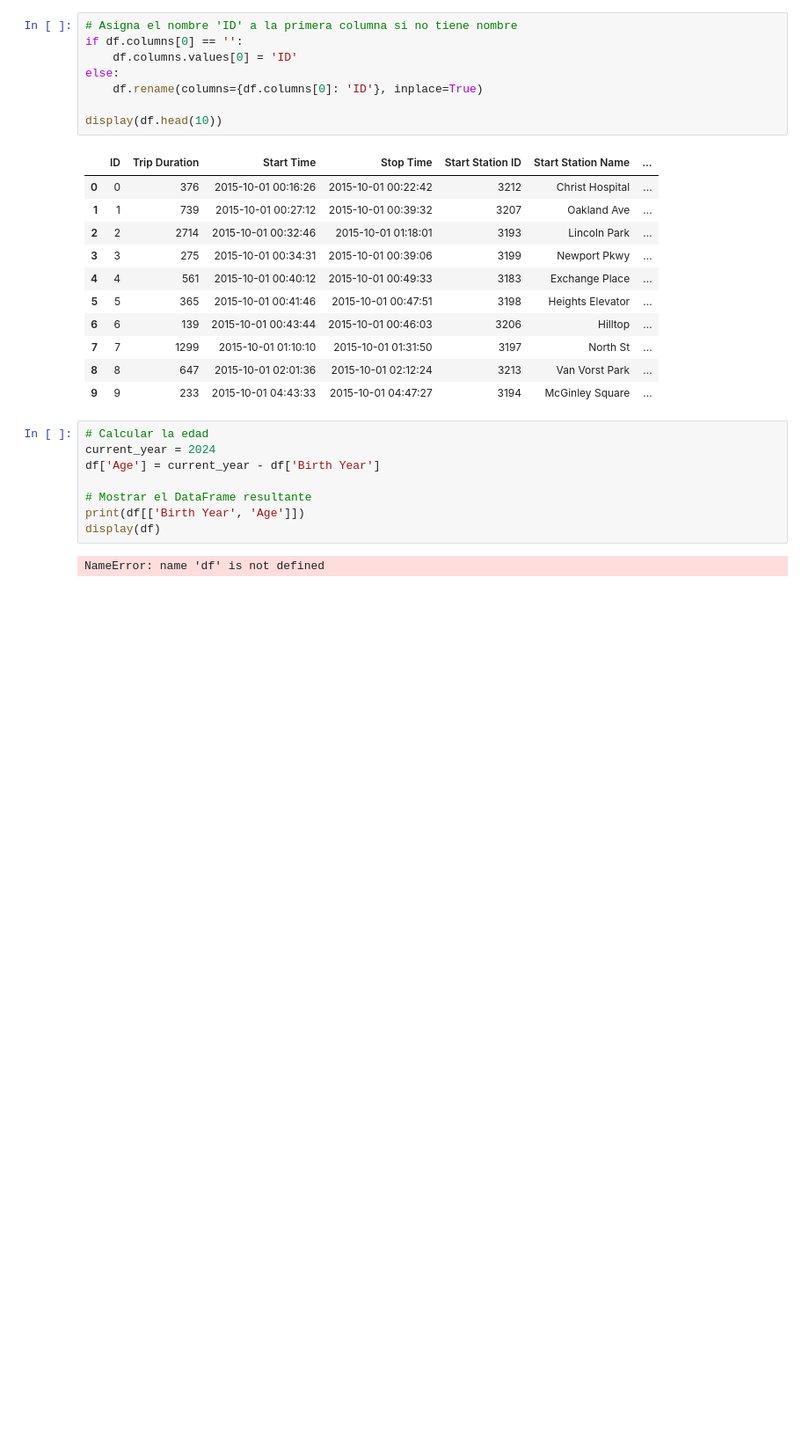
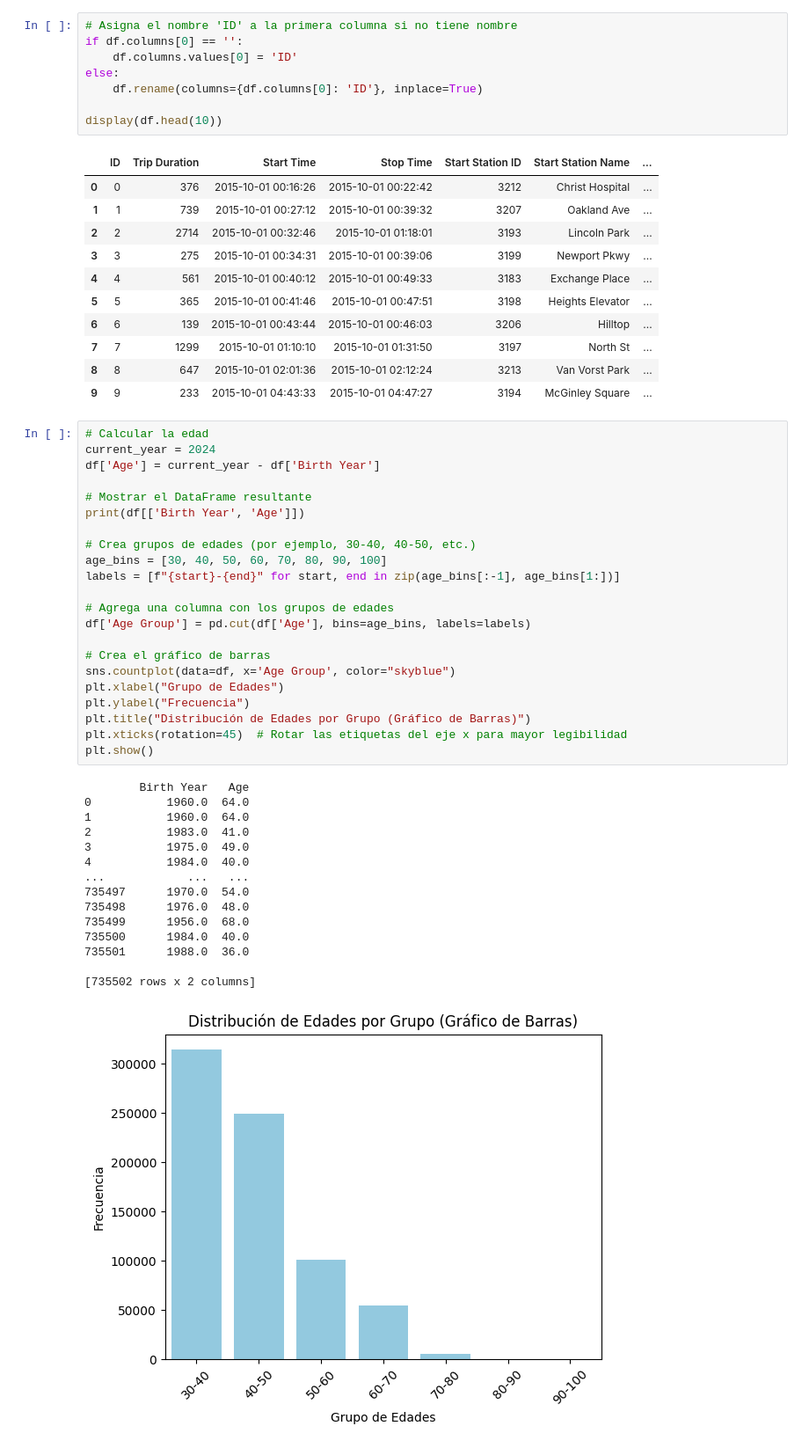
Before and after one commit to joinerars/DataMining, a Jupyter notebook: notebook.ipynb, the cells around one changed output. Shown: that part at 88% size. Cells and saved outputs as stored; diff of their text form; blank space fills up the shorter version.

```diff
--- a/notebook.ipynb
+++ b/notebook.ipynb
@@ -54,16 +54,44 @@ display(df.head(10))
 | 7 | 7 | 1299 | 2015-10-01 01:10:10 | 2015-10-01 01:31:50 | 3197 | North St | ... |
 | 8 | 8 | 647 | 2015-10-01 02:01:36 | 2015-10-01 02:12:24 | 3213 | Van Vorst Park | ... |
 | 9 | 9 | 233 | 2015-10-01 04:43:33 | 2015-10-01 04:47:27 | 3194 | McGinley Square | ... |
-# %%
-# Calcular la edad
-current_year = 2024
-df['Age'] = current_year - df['Birth Year']
-
-# Mostrar el DataFrame resultante
-print(df[['Birth Year', 'Age']])
-display(df)
-# %% [output]
-NameError: name 'df' is not defined
+# %%
+# Calcular la edad
+current_year = 2024
+df['Age'] = current_year - df['Birth Year']
+
+# Mostrar el DataFrame resultante
+print(df[['Birth Year', 'Age']])
+
+# Crea grupos de edades (por ejemplo, 30-40, 40-50, etc.)
+age_bins = [30, 40, 50, 60, 70, 80, 90, 100]
+labels = [f"{start}-{end}" for start, end in zip(age_bins[:-1], age_bins[1:])]
+
+# Agrega una columna con los grupos de edades
+df['Age Group'] = pd.cut(df['Age'], bins=age_bins, labels=labels)
+
+# Crea el gráfico de barras
+sns.countplot(data=df, x='Age Group', color="skyblue")
+plt.xlabel("Grupo de Edades")
+plt.ylabel("Frecuencia")
+plt.title("Distribución de Edades por Grupo (Gráfico de Barras)")
+plt.xticks(rotation=45)  # Rotar las etiquetas del eje x para mayor legibilidad
+plt.show()
+# %% [output]
+        Birth Year   Age
+0           1960.0  64.0
+1           1960.0  64.0
+2           1983.0  41.0
+3           1975.0  49.0
+4           1984.0  40.0
+...            ...   ...
+735497      1970.0  54.0
+735498      1976.0  48.0
+735499      1956.0  68.0
+735500      1984.0  40.0
+735501      1988.0  36.0
+
+[735502 rows x 2 columns]
+[figure, added]
 # %%
 
 # Calcula la duración de los viajes en minutos
```
Also changed, not shown: parts of 2 cells of this notebook.
